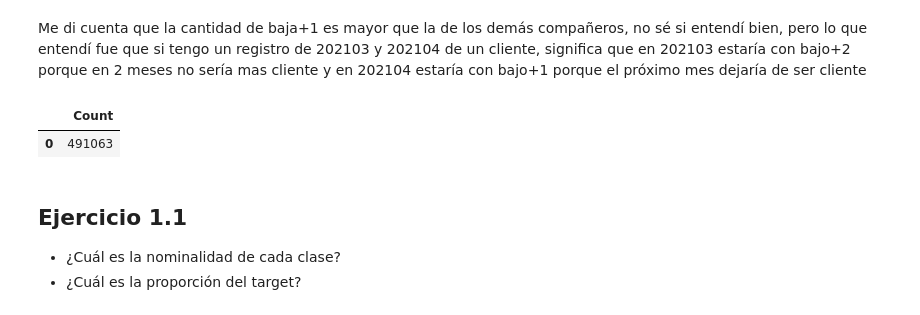
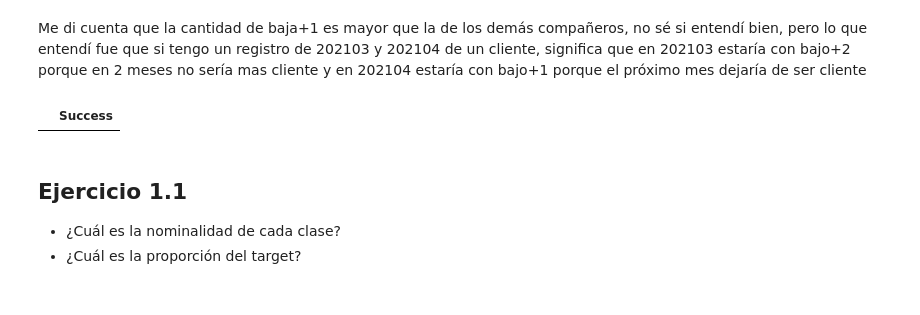
Before and after one commit to maiconfialho/dmeyf2023, a Jupyter notebook: TareasHogar/z101_target_sql.ipynb, the cells around one changed output. Saved outputs shown, nothing was run; the diff lists cells and outputs as text; code cells hidden in the pictures.

```diff
--- a/TareasHogar/z101_target_sql.ipynb
+++ b/TareasHogar/z101_target_sql.ipynb
@@ -148,24 +92,22 @@ Me di cuenta que la cantidad de baja+1 es mayor que la de los demás compañeros
 # %%
 %%sql
 create or replace table competencia_01_solucion as
 
 with max_foto_mes as (
     select numero_de_cliente, max(foto_mes) as max_foto
     from competencia_01
     group by numero_de_cliente
 )
 select c.*,
     case
         when m.max_foto = 202105 then 'CONTINUA'
         when m.max_foto - c.foto_mes = 0 then 'BAJA+1'
         when m.max_foto - c.foto_mes = 1 then 'BAJA+2'
     end as clase_ternaria
 from competencia_01 c
     left join max_foto_mes m on m.numero_de_cliente = c.numero_de_cliente
---where c.foto_mes = 202103
 # %% [output]
-|  | Count |
-| 0 | 491063 |
+|  | Success |
 # %% [markdown]
 ## Ejercicio 1.1
 
```
Also changed, not shown: parts of 10 cells of this notebook, 7 other files.
